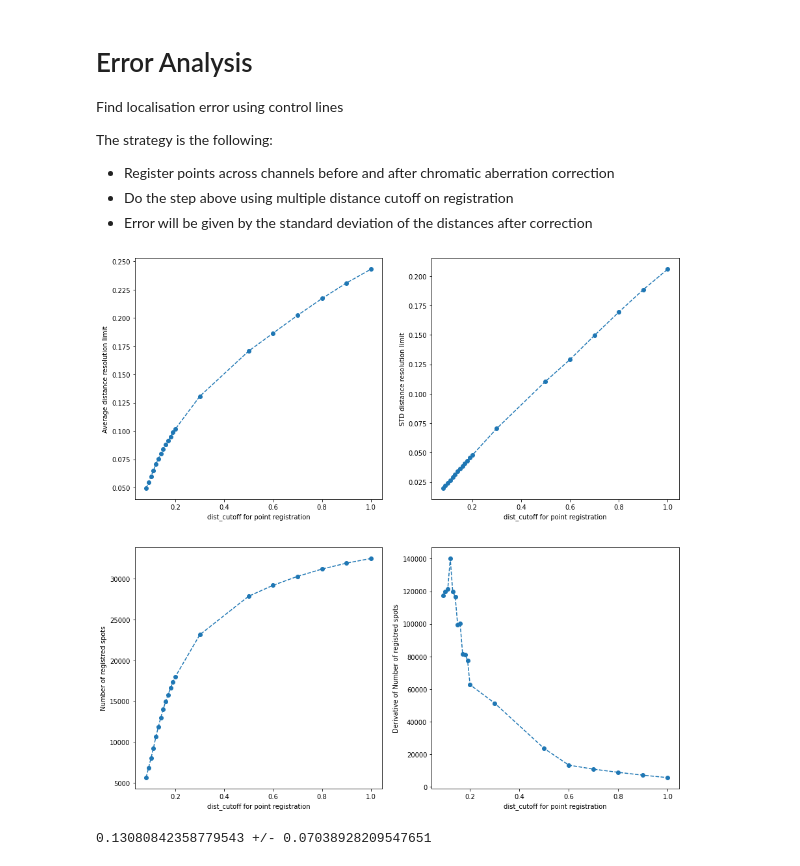
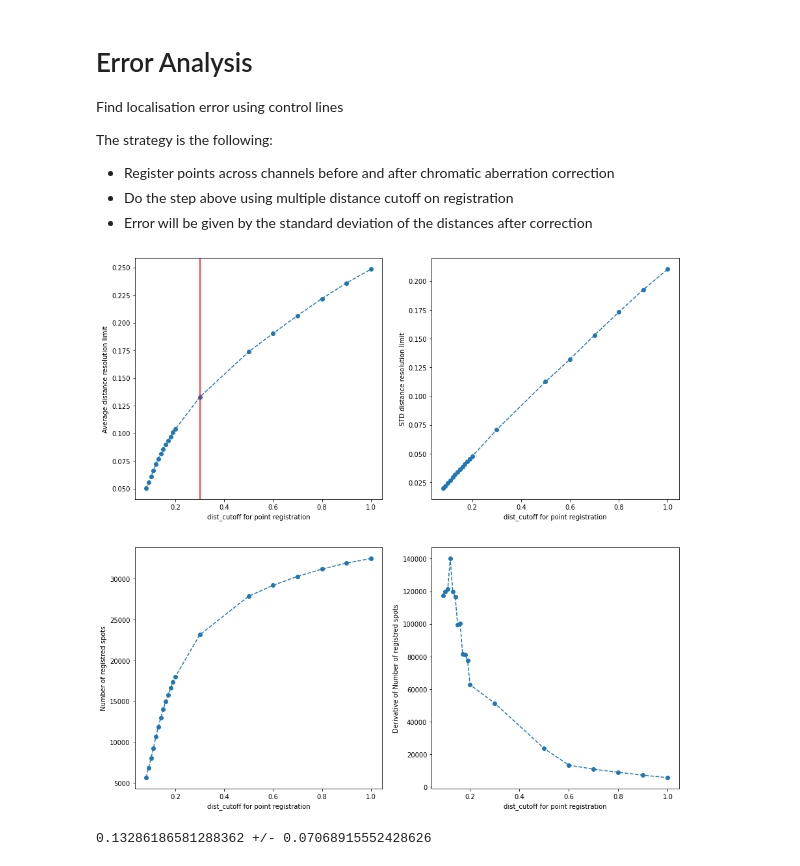
Before and after one commit to zhanyinx/SPT_analysis, a Jupyter notebook: notebooks/211215_Error_analysis_two_colors_imaging.ipynb, the cells around one changed output. Cells and saved outputs as stored; diff of their text form; code cells hidden in the pictures.

```diff
--- a/notebooks/211215_Error_analysis_two_colors_imaging.ipynb
+++ b/notebooks/211215_Error_analysis_two_colors_imaging.ipynb
@@ -22,14 +22,14 @@ import scipy
 import scipy.optimize
 import scipy.stats
 sys.path.append("../source/")
-from dual_channel_analysis.utils import (
-    chromatic_aberration_correction,
-    compute_affine_transform,
-)
+from dual_channel_analysis.utils import *
 from IPython.display import Markdown as md
 from matplotlib.backends.backend_pdf import PdfPages
 matplotlib.use("Agg")
 
+import matplotlib as mpl
+mpl.rcParams['pdf.fonttype'] = 42
+
 %matplotlib inline
 # %%
 def register_points_using_euclidean_distance(
@@ -143,11 +143,11 @@ def calculate_deviation_registred_points(channel1_files, channel2_files, path_be
             channel2_coords_after_correction
         )
 
-        t, A = compute_affine_transform(
+        A, t = calculate_rototranslation_3D(
             channel1_coords_after_correction, channel2_coords_after_correction
         )
         channel2_coords_after_correction = (
-            np.transpose(np.dot(A, channel2_coords_after_correction.T)) + t
+            np.transpose(np.dot(A, channel2_coords_after_correction.T) + t)
         )
 
         dist1 = np.sqrt(
@@ -256,31 +256,32 @@ res.to_csv(f"{basedir}/{outname}.csv", index=False)
 # %%
 pdf = PdfPages(f"{basedir}/resolution_limit.pdf")
 fig, ax = plt.subplots(2,2, figsize=(15,15))
 ax[0,0].plot(res.groupby("dist_cutoff").mean()["distance_after"], "--o")
 ax[0,0].set_xlabel("dist_cutoff for point registration")
 ax[0,0].set_ylabel("Average distance resolution limit")
+ax[0,0].axvline(0.3, color="r")
 
 ax[0,1].plot(res.groupby("dist_cutoff").std()["distance_after"], "--o")
 ax[0,1].set_xlabel("dist_cutoff for point registration")
 ax[0,1].set_ylabel("STD distance resolution limit")
 
 
 ax[1,0].plot(res.groupby("dist_cutoff")["distance_after"].apply(lambda x: len(x)), "--o")
 ax[1,0].set_xlabel("dist_cutoff for point registration")
 ax[1,0].set_ylabel("Number of registred spots")
 
 
 x = res.groupby("dist_cutoff")["distance_after"].apply(lambda x: len(x)).index.values
 y = res.groupby("dist_cutoff")["distance_after"].apply(lambda x: len(x)).values
 
 ax[1,1].plot(x[1:], np.diff(y) / np.diff(x), "--o")
 ax[1,1].set_xlabel("dist_cutoff for point registration")
 ax[1,1].set_ylabel("Derivative of Number of registred spots")
 
 pdf.savefig(fig)
 # %% [output]
-[figure, old version]
+[figure, new version]
 # %%
 print(np.mean(res[res['dist_cutoff'] == 0.3]['distance_after']), "+/-", np.std(res[res['dist_cutoff'] == 0.3]['distance_after']))
 # %% [output]
-0.13080842358779543 +/- 0.07038928209547651
+0.13286186581288362 +/- 0.07068915552428626
```
Also changed, not shown: parts of 12 cells of this notebook, 4 other files.
